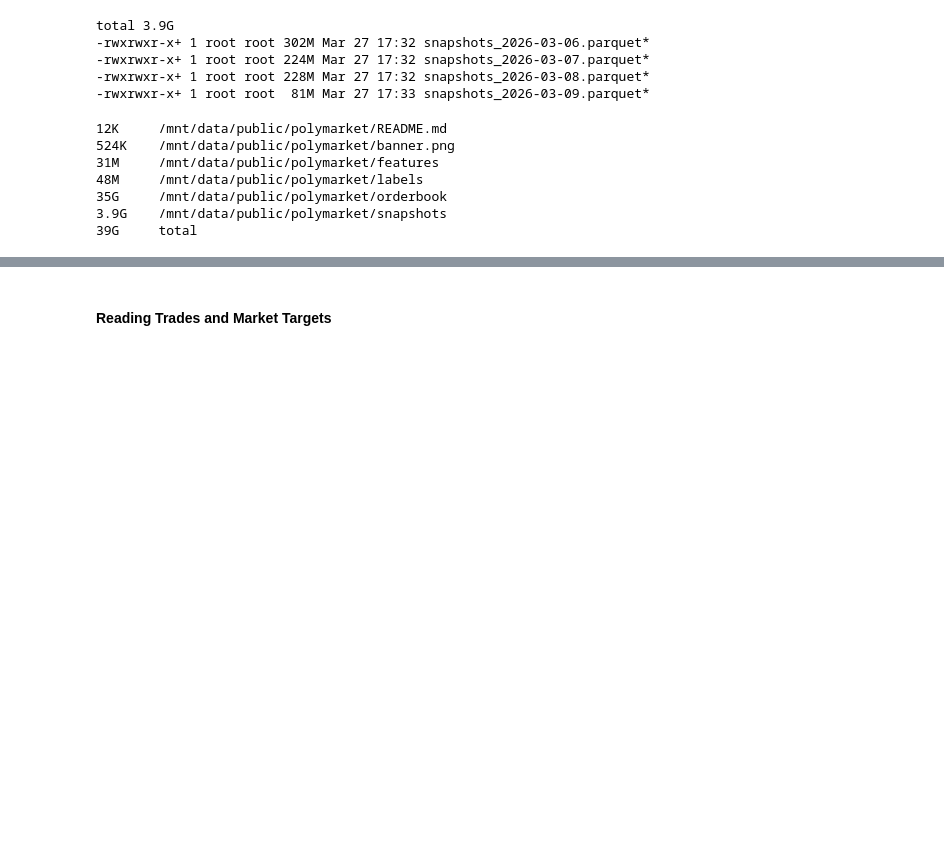
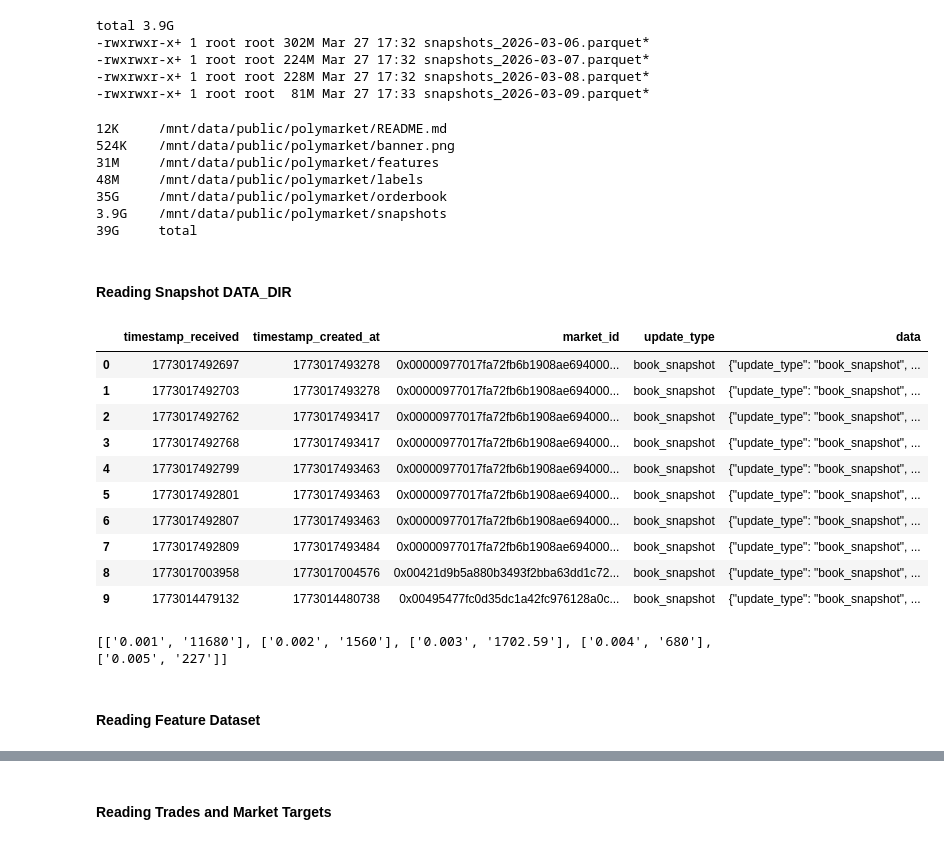
Before and after one commit to EnzoAlto/PolyMarket_BigData, a Jupyter notebook: Lab Notebook-Enzo.ipynb, the cells around one changed output, grey strips where cells are left out. Saved outputs shown, nothing was run; the diff lists cells and outputs as text; code cells hidden in the pictures; blank space fills up the shorter version.

```diff
--- a/Lab Notebook-Enzo.ipynb
+++ b/Lab Notebook-Enzo.ipynb
@@ -70,6 +70,38 @@ total 3.9G
 35G     /mnt/data/public/polymarket/orderbook
 3.9G    /mnt/data/public/polymarket/snapshots
 39G     total
+# %% [markdown]
+#### Reading Snapshot DATA_DIR
+# %%
+
+# path = "/mnt/data/public/polymarket/labels/market_targets.parquet"
+path = "/mnt/data/public/polymarket/snapshots/snapshots_2026-03-06.parquet"
+
+# Polar Dataframe Version
+df_market = pl.scan_parquet(path)
+df_market.limit(10).collect().to_pandas()
+# df_market.collect().describe()
+# %% [output]
+|  | timestamp_received | timestamp_created_at | market_id | update_type | data |
+| 0 | 1773017492697 | 1773017493278 | 0x00000977017fa72fb6b1908ae694000... | book_snapshot | {"update_type": "book_snapshot", ... |
+| 1 | 1773017492703 | 1773017493278 | 0x00000977017fa72fb6b1908ae694000... | book_snapshot | {"update_type": "book_snapshot", ... |
+| 2 | 1773017492762 | 1773017493417 | 0x00000977017fa72fb6b1908ae694000... | book_snapshot | {"update_type": "book_snapshot", ... |
+| 3 | 1773017492768 | 1773017493417 | 0x00000977017fa72fb6b1908ae694000... | book_snapshot | {"update_type": "book_snapshot", ... |
+| 4 | 1773017492799 | 1773017493463 | 0x00000977017fa72fb6b1908ae694000... | book_snapshot | {"update_type": "book_snapshot", ... |
+| 5 | 1773017492801 | 1773017493463 | 0x00000977017fa72fb6b1908ae694000... | book_snapshot | {"update_type": "book_snapshot", ... |
+| 6 | 1773017492807 | 1773017493463 | 0x00000977017fa72fb6b1908ae694000... | book_snapshot | {"update_type": "book_snapshot", ... |
+| 7 | 1773017492809 | 1773017493484 | 0x00000977017fa72fb6b1908ae694000... | book_snapshot | {"update_type": "book_snapshot", ... |
+| 8 | 1773017003958 | 1773017004576 | 0x00421d9b5a880b3493f2bba63dd1c72... | book_snapshot | {"update_type": "book_snapshot", ... |
+| 9 | 1773014479132 | 1773014480738 | 0x00495477fc0d35dc1a42fc976128a0c... | book_snapshot | {"update_type": "book_snapshot", ... |
+# %%
+import json, polars as pl
+df = pl.read_parquet("/mnt/data/public/polymarket/snapshots/snapshots_2026-03-09.parquet")
+book = json.loads(df["data"][0])
+print(book["bids"][:5])  # Top 5 bid levels: [[price, size], ...]
+# %% [output]
+[['0.001', '11680'], ['0.002', '1560'], ['0.003', '1702.59'], ['0.004', '680'], ['0.005', '227']]
+# %% [markdown]
+#### Reading Feature Dataset
 # %%
 # path = "/mnt/data/public/polymarket/labels/market_targets.parquet"
 path = "/mnt/data/public/polymarket/features/ml_features_1m_v2.parquet"
```
Also changed, not shown: parts of 19 cells of this notebook.
